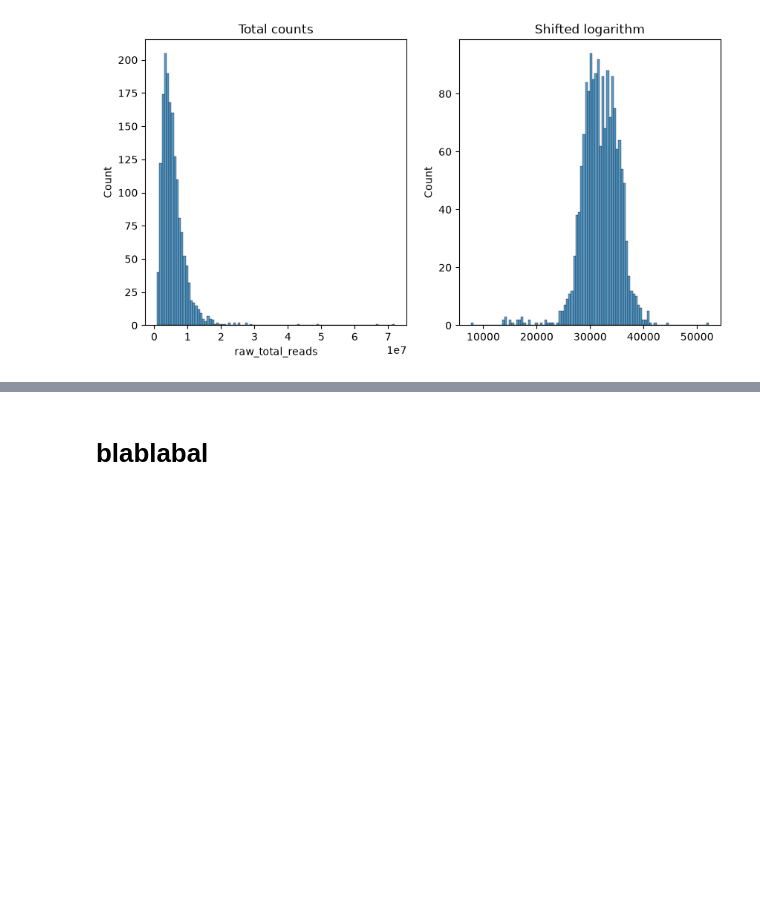
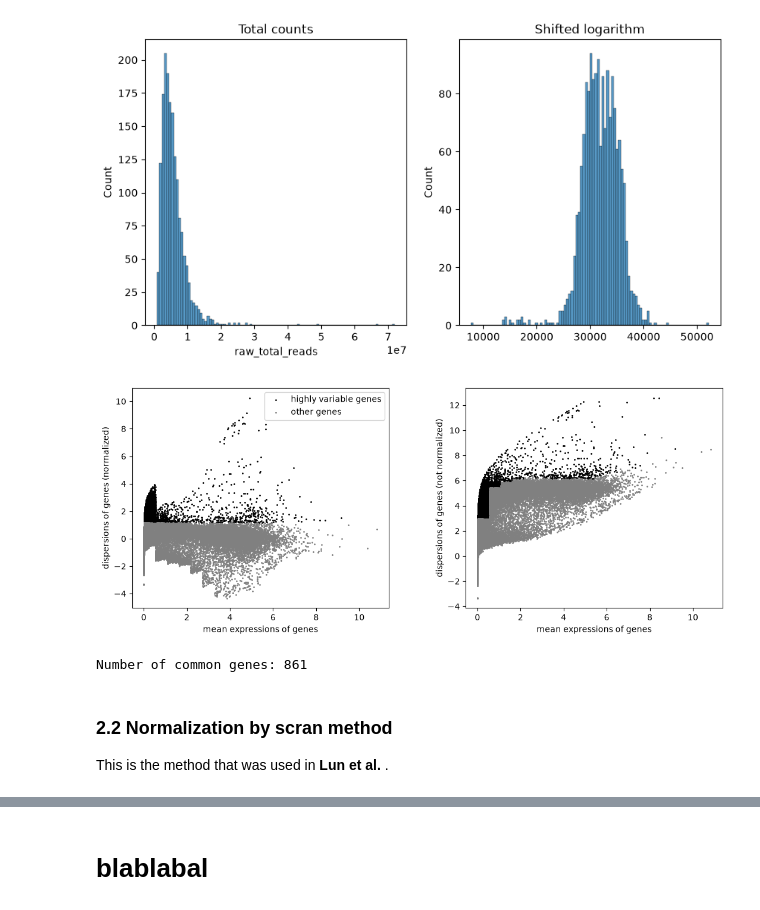
Before and after one commit to erenkumak/Computational-Systems-Biology-of-Cancer---Project-, a Jupyter notebook: QC_programms/QC_gene_filtering.ipynb, the cells around one changed output, grey strips where cells are left out. Saved outputs shown, nothing was run; the diff lists cells and outputs as text; code cells hidden in the pictures; blank space fills up the shorter version.

Commit message:
update normalization

```diff
--- a/QC_programms/QC_gene_filtering.ipynb
+++ b/QC_programms/QC_gene_filtering.ipynb
@@ -92,3 +99,32 @@ axes[1].set_title("Shifted logarithm")
 plt.show()
 # %% [output]
 [figure]
+# %%
+# Calcul des HVG en ciblant explicitement le calque "log1p_norm"
+sc.pp.highly_variable_genes(
+    adata, layer="log1p_norm", flavor="seurat", n_top_genes=5000
+)
+
+#Save in a special layer
+adata.var["hvg_log_shift"]=adata.var["highly_variable"].copy()
+
+# Visualisation des gènes sélectionnés
+sc.pl.highly_variable_genes(adata)
+# %% [output]
+[figure, added]
+# %%
+#Getting the gene list from adata highly variable, where variable is True
+hvg_genes_log = adata.var['gene_names'][adata.var['highly_variable']].tolist()
+
+#Convert the list with the ensembl ids to gene symbols using the conversion table
+hvg_symbols_log = [id_to_symbol.get(gene_id, gene_id) for gene_id in hvg_genes_log]
+
+#Compare the list of hvg_symbols to the list of genes in chevalier_df, and print the number of genes in common
+common_genes = set(hvg_symbols_log) & set(chevalier_df.index)
+print(f"Number of common genes: {len(common_genes)}")
+# %% [output]
+Number of common genes: 861
+# %% [markdown]
+### 2.2 Normalization by scran method
+
+This is the method that was used in **Lun et al.** .
```
Also changed, not shown: parts of 7 cells of this notebook.
